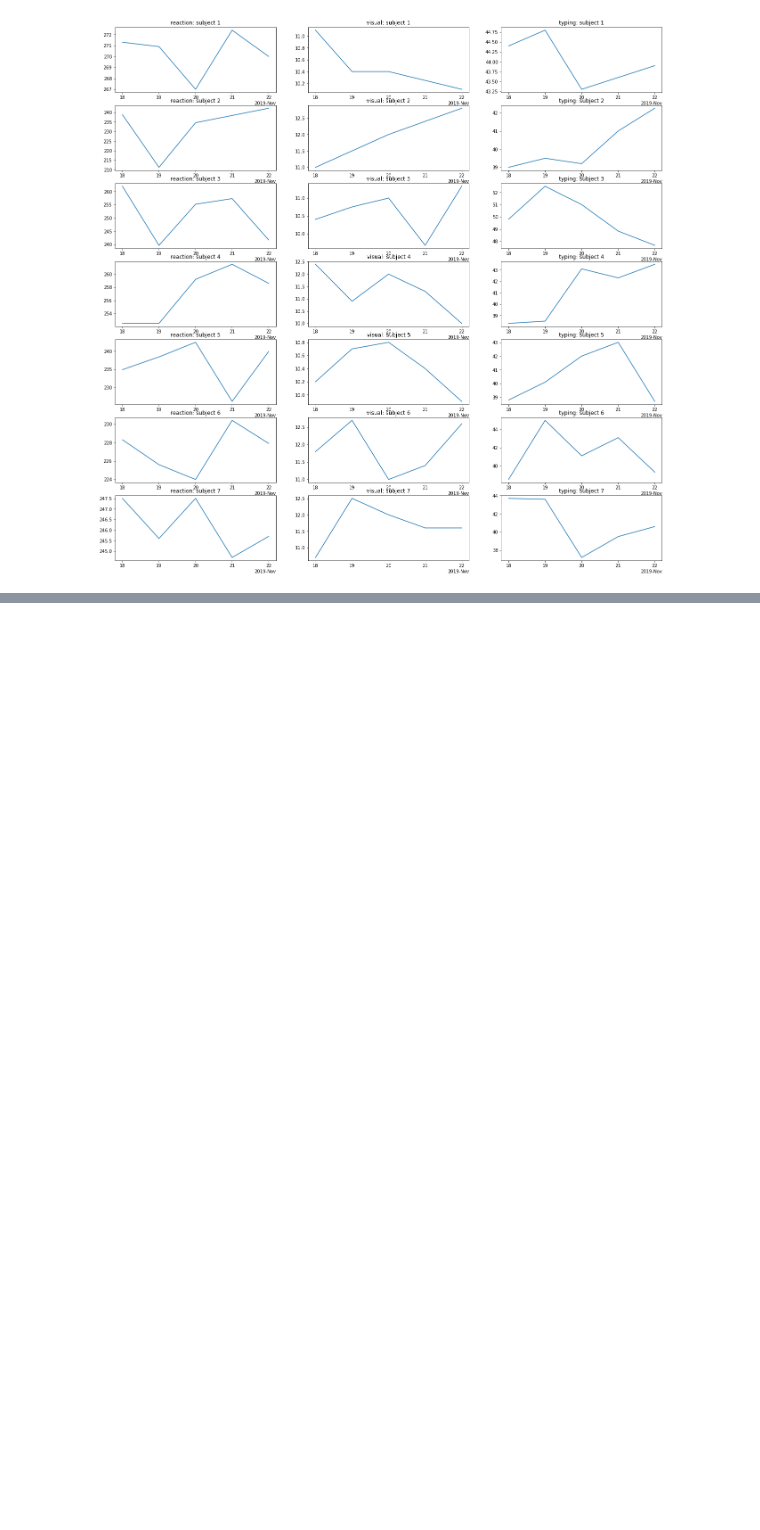
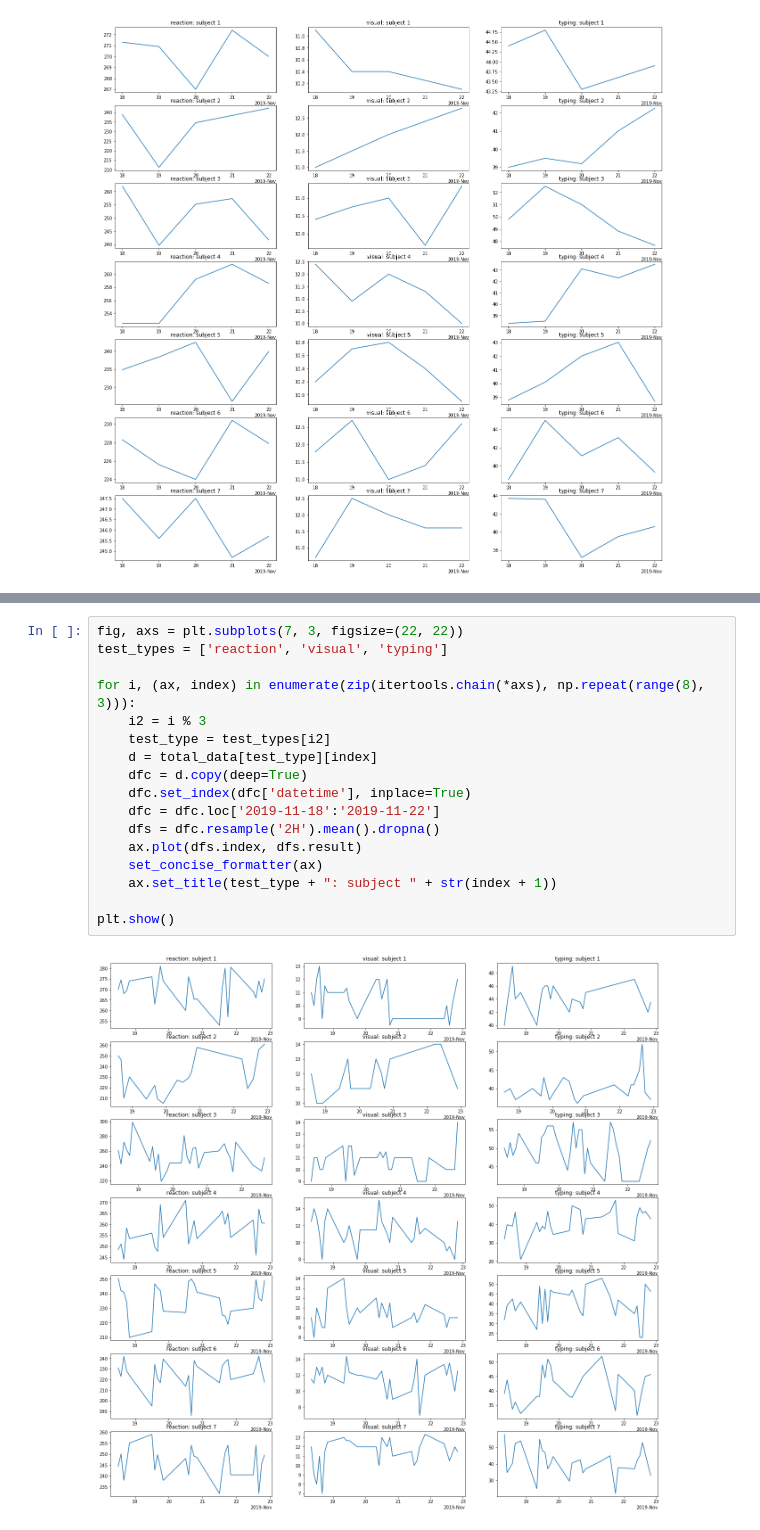
Before and after one commit to kaareltinn/icns-project, a Jupyter notebook: project.ipynb, the cells around one changed output, grey strips where cells are left out. Cells and saved outputs as stored; diff of their text form; blank space fills up the shorter version.

Commit message:
Save figures

```diff
--- a/project.ipynb
+++ b/project.ipynb
@@ -390,3 +398,22 @@ display_side_by_side(*[df.describe() for df in daily_data['typing']])
 [interactive output not drawn]
 [interactive output not drawn]
 [interactive output not drawn]
+# %%
+fig, axs = plt.subplots(7, 3, figsize=(22, 22))
+test_types = ['reaction', 'visual', 'typing']
+
+for i, (ax, index) in enumerate(zip(itertools.chain(*axs), np.repeat(range(8), 3))):
+    i2 = i % 3
+    test_type = test_types[i2]
+    d = total_data[test_type][index]
+    dfc = d.copy(deep=True)
+    dfc.set_index(dfc['datetime'], inplace=True)
+    dfc = dfc.loc['2019-11-18':'2019-11-22']
+    dfs = dfc.resample('2H').mean().dropna()
+    ax.plot(dfs.index, dfs.result)
+    set_concise_formatter(ax)
+    ax.set_title(test_type + ": subject " + str(index + 1))
+
+plt.show()
+# %% [output]
+[figure, added]
```
Also changed, not shown: parts of 22 cells of this notebook, 7 other files.
